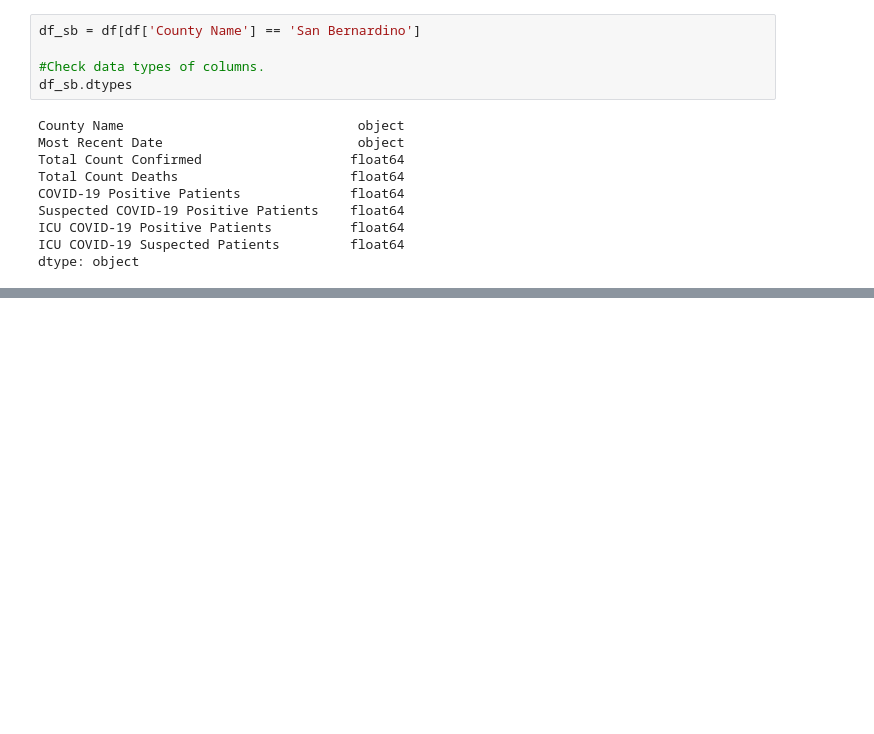
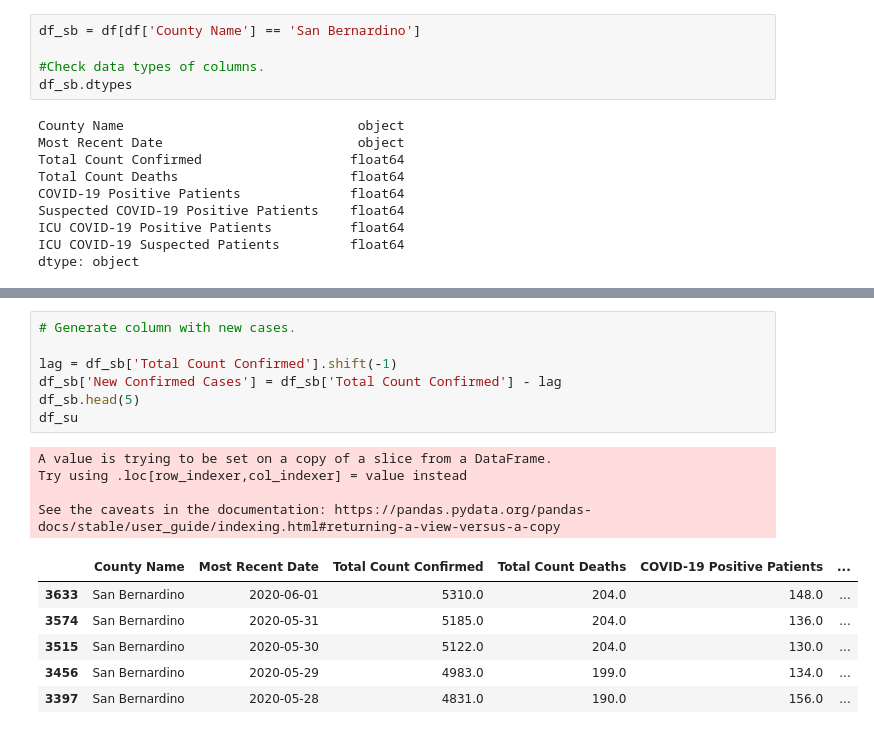
Before and after one commit to SarahEGood/covid19-SB, a Jupyter notebook: San_Bernardino_COVID-19_Data.ipynb, the cells around one changed output, grey strips where cells are left out. Saved outputs shown, nothing was run; the diff lists cells and outputs as text; blank space fills up the shorter version.

```diff
--- a/San_Bernardino_COVID-19_Data.ipynb
+++ b/San_Bernardino_COVID-19_Data.ipynb
@@ -49,0 +57,18 @@ plt.show()
+# %%
+# Generate column with new cases.
+
+lag = df_sb['Total Count Confirmed'].shift(-1)
+df_sb['New Confirmed Cases'] = df_sb['Total Count Confirmed'] - lag
+df_sb.head(5)
+df_su
+# %% [output]
+A value is trying to be set on a copy of a slice from a DataFrame.
+Try using .loc[row_indexer,col_indexer] = value instead
+
+See the caveats in the documentation: https://pandas.pydata.org/pandas-docs/stable/user_guide/indexing.html#returning-a-view-versus-a-copy
+|  | County Name | Most Recent Date | Total Count Confirmed | Total Count Deaths | COVID-19 Positive Patients | ... |
+| 3633 | San Bernardino | 2020-06-01 | 5310.0 | 204.0 | 148.0 | ... |
+| 3574 | San Bernardino | 2020-05-31 | 5185.0 | 204.0 | 136.0 | ... |
+| 3515 | San Bernardino | 2020-05-30 | 5122.0 | 204.0 | 130.0 | ... |
+| 3456 | San Bernardino | 2020-05-29 | 4983.0 | 199.0 | 134.0 | ... |
+| 3397 | San Bernardino | 2020-05-28 | 4831.0 | 190.0 | 156.0 | ... |
```
Also changed, not shown: parts of 2 cells of this notebook.
